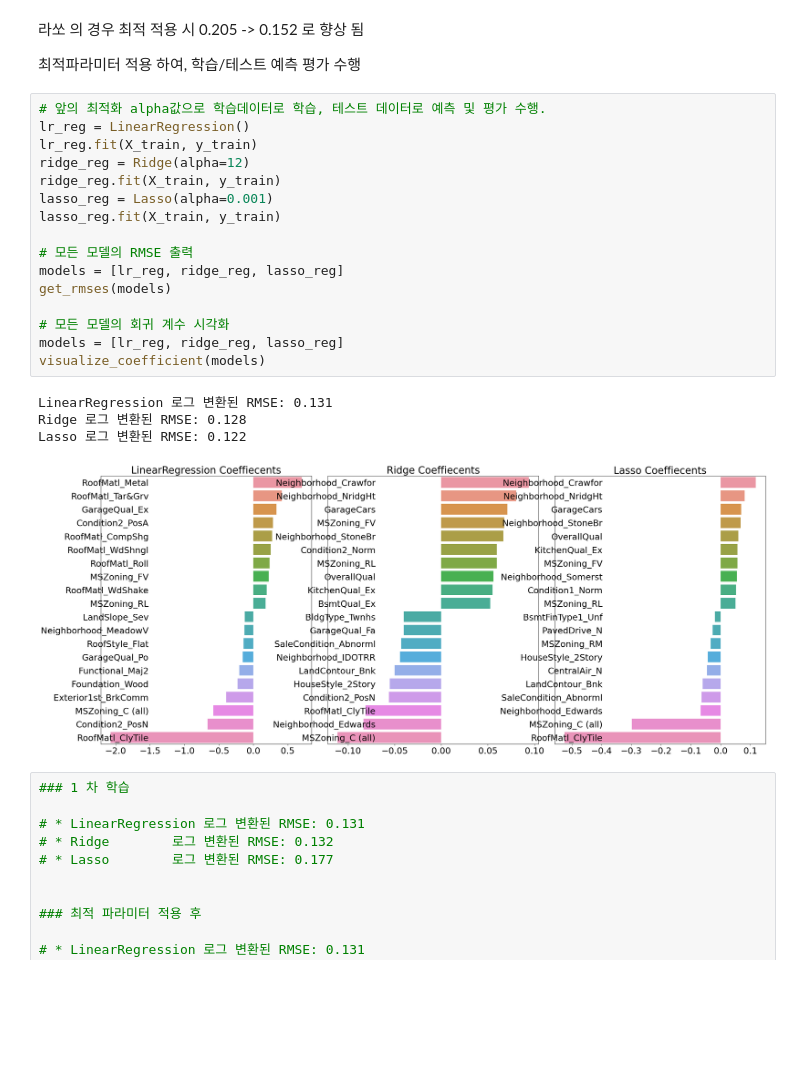
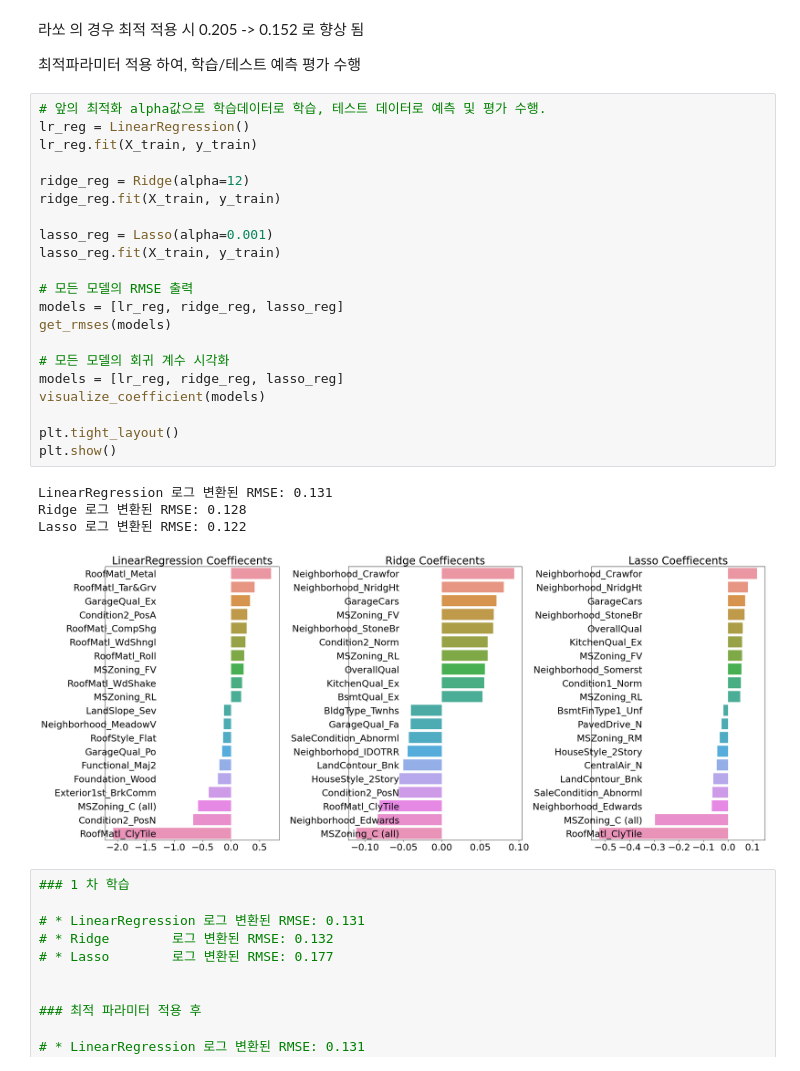
Before and after one commit to seogideogi/AiffelProjects, a Jupyter notebook: 머신러닝_캐글_주택가격_예측/notebook-lee-eunjeong.ipynb, the cells around one changed output. Cells and saved outputs as stored; diff of their text form; blank space fills up the shorter version.

```diff
--- a/머신러닝_캐글_주택가격_예측/notebook-lee-eunjeong.ipynb
+++ b/머신러닝_캐글_주택가격_예측/notebook-lee-eunjeong.ipynb
@@ -349,24 +374,29 @@ Lasso 5 CV 시 최적 평균 RMSE 값: 0.152, 최적 alpha:{'alpha': 0.001}
 # %%
 # 앞의 최적화 alpha값으로 학습데이터로 학습, 테스트 데이터로 예측 및 평가 수행.
 lr_reg = LinearRegression()
 lr_reg.fit(X_train, y_train)
+
 ridge_reg = Ridge(alpha=12)
 ridge_reg.fit(X_train, y_train)
+
 lasso_reg = Lasso(alpha=0.001)
 lasso_reg.fit(X_train, y_train)
 
 # 모든 모델의 RMSE 출력
 models = [lr_reg, ridge_reg, lasso_reg]
 get_rmses(models)
 
 # 모든 모델의 회귀 계수 시각화
 models = [lr_reg, ridge_reg, lasso_reg]
 visualize_coefficient(models)
+
+plt.tight_layout()
+plt.show()
 # %% [output]
 LinearRegression 로그 변환된 RMSE: 0.131
 Ridge 로그 변환된 RMSE: 0.128
 Lasso 로그 변환된 RMSE: 0.122
-[figure, old version]
+[figure, new version]
 # %%
 ### 1 차 학습
 
```
Also changed, not shown: parts of 32 cells of this notebook, 1 other file.
